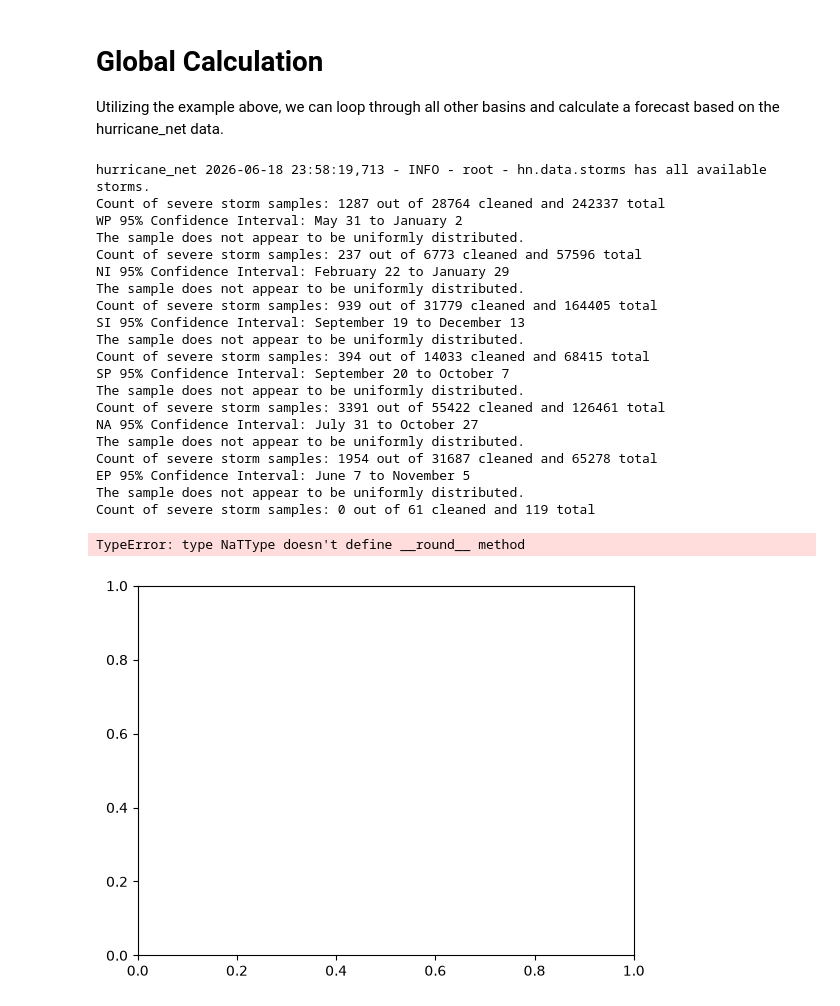
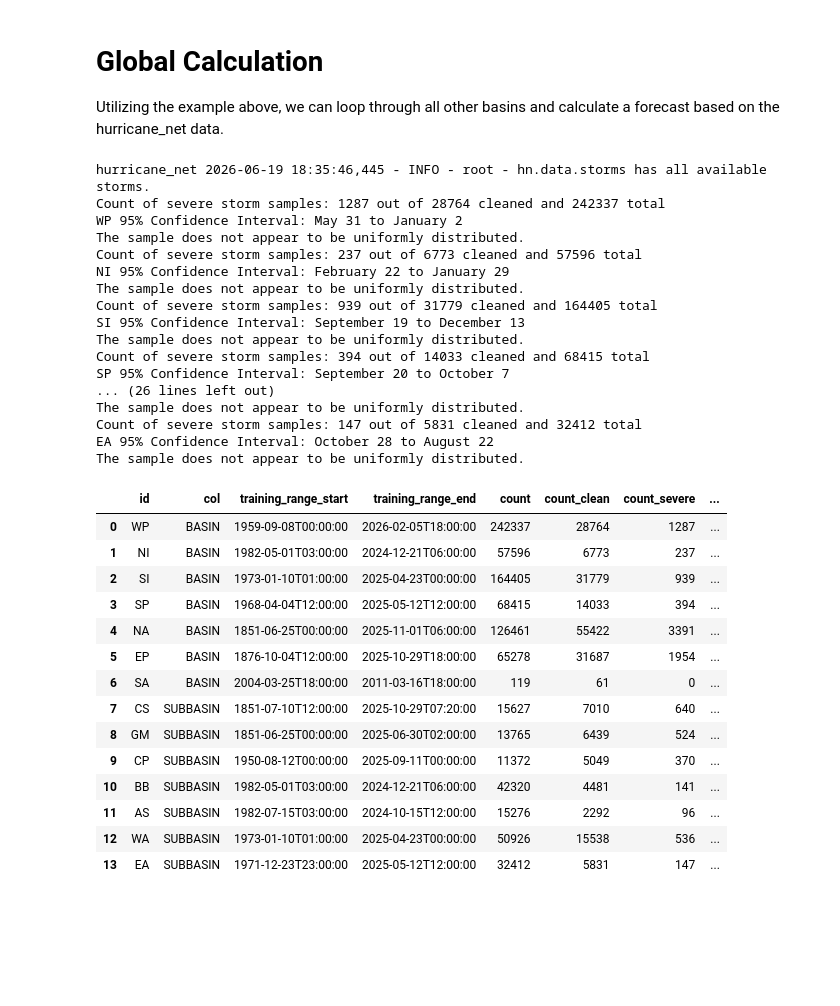
Before and after one commit to hammad93/hurricane-net, a Jupyter notebook: docs/2026_Atlantic_Hurricane_Season_Forecast.ipynb, the cells around one changed output. Saved outputs shown, nothing was run; the diff lists cells and outputs as text; code cells hidden in the pictures; blank space fills up the shorter version.

Commit message:
Change notebook for peak season forecast to display result table. #25

```diff
--- a/docs/2026_Atlantic_Hurricane_Season_Forecast.ipynb
+++ b/docs/2026_Atlantic_Hurricane_Season_Forecast.ipynb
@@ -148,7 +153,7 @@ The sample does not appear to be uniformly distributed.
 # Global Calculation
 Utilizing the example above, we can loop through all other basins and calculate a forecast based on the hurricane_net data.
 # %%
-def peak_season_forecast(basin, data, col ='BASIN'):
+def peak_season_forecast(basin, data, col='BASIN', graph=False):
     '''
     Parameters
     ----------
@@ -156,10 +161,14 @@ def peak_season_forecast(basin, data, col ='BASIN'):
       The basin identifier in the IBTrACS
     data
       The loaded data from hurricane_net
+    col
+      The column name for the basin
+    graph
+      Saves out a graph for the basin the current directory with
+      the filename basin_peak_season.png
 
     Returns
     -------
-    basin_peak_season.png
     [ basin : {
         training_range_start
         training_range_end
@@ -195,16 +204,16 @@ def peak_season_forecast(basin, data, col ='BASIN'):
 
     # calendar day --> month and day (non-leap year)
     def day_count_text(day_count, formatter = '%B %-d'):
-      timeline = datetime.datetime(2025, 1, 1) + datetime.timedelta(days = day_count - 1)
-      return timeline.strftime(formatter)
+        timeline = datetime.datetime(2025, 1, 1) + datetime.timedelta(days = day_count - 1)
+        return timeline.strftime(formatter)
 
     # 90% confidence interval
     # https://docs.scipy.org/doc/scipy/reference/generated/scipy.stats.tstd.html#scipy.stats.tstd
     # Calculate statistics like mean and standard deviation
     if len(times) < 40: # not enough samples
-      print(f'Not enough samples for {basin} at {len(times)}')
-      result.update({'error': f'Sample size is less than threshold at {len(times)}'})
-      return result
+        print(f'Not enough samples for {basin} at {len(times)}')
+        result.update({'error': f'Sample size is less than threshold at {len(times)}'})
+        return result
     times_mean, times_std = np.mean(times), stats.tstd(times)
     result['mean'] = round(times_mean)
     result['mean_day'] = day_count_text(round(times_mean))
@@ -237,12 +246,13 @@ def peak_season_forecast(basin, data, col ='BASIN'):
         result['uniform_dis_bool'] = False
 
     # Output graph
-    ax = times.plot.hist(xlabel="Calendar Day Number")
-    ax.figure.savefig(
-        f"{basin}_peak_storm_season.png",
-        dpi=300,
-        bbox_inches='tight')
-    ax.clear()
+    if graph:
+        ax = times.plot.hist(xlabel="Calendar Day Number")
+        ax.figure.savefig(
+            f"{basin}_peak_storm_season.png",
+            dpi=300,
+            bbox_inches='tight')
+        ax.clear()
 
     # return statistics
     return result
@@ -278,7 +288,7 @@ for sb in sub_basins:
 df = pd.DataFrame(results)
 df.to_csv('peak_severe_season.csv')
 # %% [output]
-hurricane_net 2026-06-18 23:58:19,713 - INFO - root - hn.data.storms has all available storms.
+hurricane_net 2026-06-19 18:35:46,445 - INFO - root - hn.data.storms has all available storms.
 Count of severe storm samples: 1287 out of 28764 cleaned and 242337 total
 WP 95% Confidence Interval: May 31 to January 2
 The sample does not appear to be uniformly distributed.
@@ -290,13 +300,26 @@ SI 95% Confidence Interval: September 19 to December 13
 The sample does not appear to be uniformly distributed.
 Count of severe storm samples: 394 out of 14033 cleaned and 68415 total
 SP 95% Confidence Interval: September 20 to October 7
+... (26 lines left out)
 The sample does not appear to be uniformly distributed.
-Count of severe storm samples: 3391 out of 55422 cleaned and 126461 total
-NA 95% Confidence Interval: July 31 to October 27
+Count of severe storm samples: 147 out of 5831 cleaned and 32412 total
+EA 95% Confidence Interval: October 28 to August 22
 The sample does not appear to be uniformly distributed.
-Count of severe storm samples: 1954 out of 31687 cleaned and 65278 total
-EP 95% Confidence Interval: June 7 to November 5
-The sample does not appear to be uniformly distributed.
-Count of severe storm samples: 0 out of 61 cleaned and 119 total
-TypeError: type NaTType doesn't define __round__ method
-[figure, removed]
+# %%
+df
+# %% [output]
+|  | id | col | training_range_start | training_range_end | count | count_clean | count_severe | ... |
+| 0 | WP | BASIN | 1959-09-08T00:00:00 | 2026-02-05T18:00:00 | 242337 | 28764 | 1287 | ... |
+| 1 | NI | BASIN | 1982-05-01T03:00:00 | 2024-12-21T06:00:00 | 57596 | 6773 | 237 | ... |
+| 2 | SI | BASIN | 1973-01-10T01:00:00 | 2025-04-23T00:00:00 | 164405 | 31779 | 939 | ... |
+| 3 | SP | BASIN | 1968-04-04T12:00:00 | 2025-05-12T12:00:00 | 68415 | 14033 | 394 | ... |
+| 4 | NA | BASIN | 1851-06-25T00:00:00 | 2025-11-01T06:00:00 | 126461 | 55422 | 3391 | ... |
+| 5 | EP | BASIN | 1876-10-04T12:00:00 | 2025-10-29T18:00:00 | 65278 | 31687 | 1954 | ... |
+| 6 | SA | BASIN | 2004-03-25T18:00:00 | 2011-03-16T18:00:00 | 119 | 61 | 0 | ... |
+| 7 | CS | SUBBASIN | 1851-07-10T12:00:00 | 2025-10-29T07:20:00 | 15627 | 7010 | 640 | ... |
+| 8 | GM | SUBBASIN | 1851-06-25T00:00:00 | 2025-06-30T02:00:00 | 13765 | 6439 | 524 | ... |
+| 9 | CP | SUBBASIN | 1950-08-12T00:00:00 | 2025-09-11T00:00:00 | 11372 | 5049 | 370 | ... |
+| 10 | BB | SUBBASIN | 1982-05-01T03:00:00 | 2024-12-21T06:00:00 | 42320 | 4481 | 141 | ... |
+| 11 | AS | SUBBASIN | 1982-07-15T03:00:00 | 2024-10-15T12:00:00 | 15276 | 2292 | 96 | ... |
+| 12 | WA | SUBBASIN | 1973-01-10T01:00:00 | 2025-04-23T00:00:00 | 50926 | 15538 | 536 | ... |
+| 13 | EA | SUBBASIN | 1971-12-23T23:00:00 | 2025-05-12T12:00:00 | 32412 | 5831 | 147 | ... |
```
Also changed, not shown: parts of 5 cells of this notebook.
